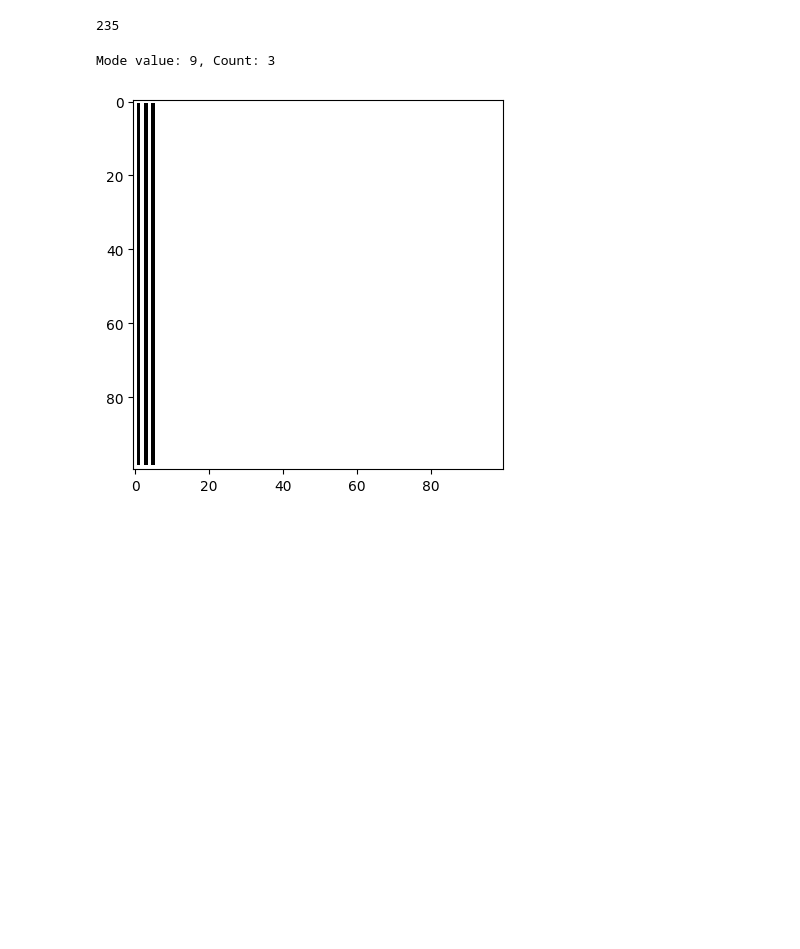
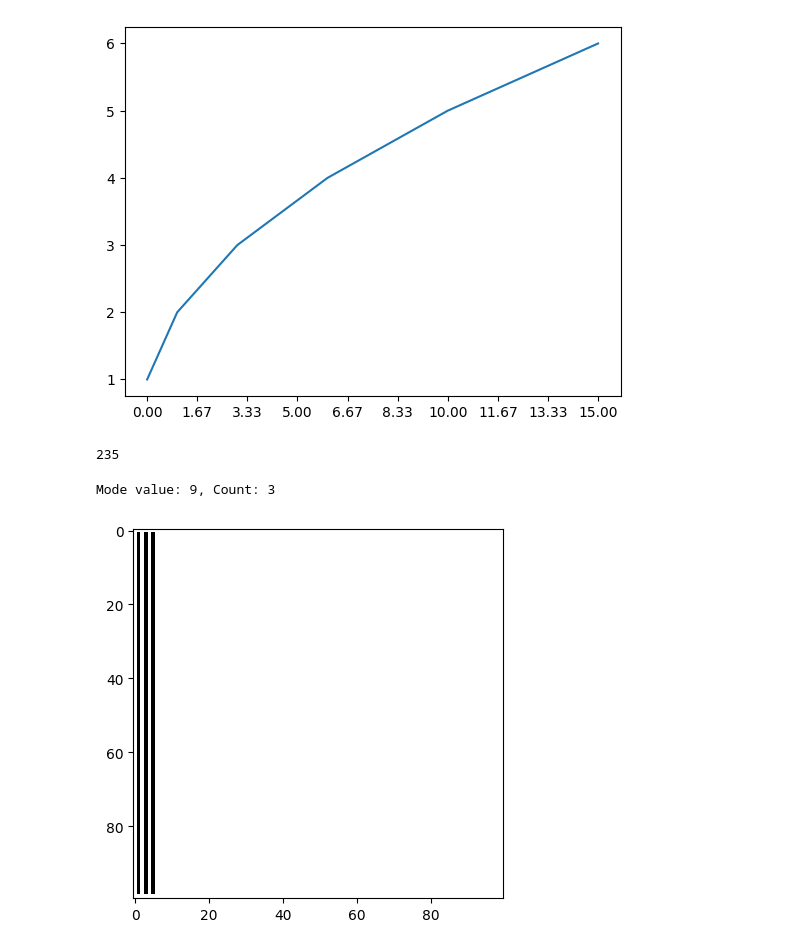
Before and after one commit to JM-Yaz/usaf_image_analysis, a Jupyter notebook: mtf_plotter.ipynb, the cells around one changed output. Cells and saved outputs as stored; diff of their text form; code cells hidden in the pictures; blank space fills up the shorter version.

```diff
--- a/mtf_plotter.ipynb
+++ b/mtf_plotter.ipynb
@@ -14,3 +34,25 @@ min_peaks, min_count = st.mode(min_peaks, keepdims=True)
+# %%
+import numpy as np
+import matplotlib.pyplot as plt
+
+# create some data to plot
+x = [0, 1, 3, 6, 10, 15]  # x-values (not uniformly spaced)
+y = [1, 2, 3, 4, 5, 6]   # corresponding y-values
+
+# create a new array of uniformly spaced x-values
+n_points = 10   # number of points to create
+x_uniform = np.linspace(x[0], x[-1], n_points)
+
+# plot the data using the new x-values
+fig, ax = plt.subplots()
+ax.plot(x, y)
+
+# set the x-ticks to the new uniformly spaced values
+ax.set_xticks(x_uniform)
+
+plt.show()
+# %% [output]
+[figure, added]
 # %%
 print(max_peaks[-1])
 # %% [output]
```
Also changed, not shown: parts of 4 cells of this notebook, 2 other files.
